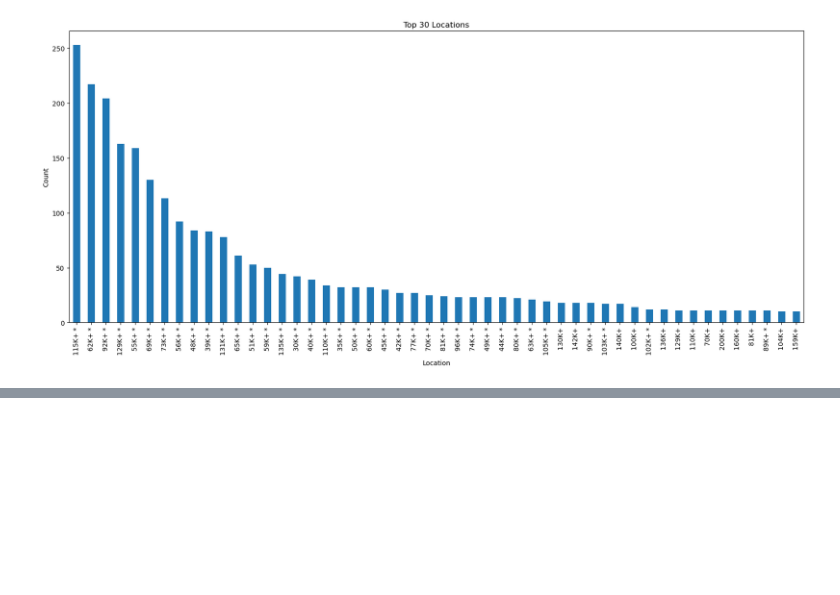
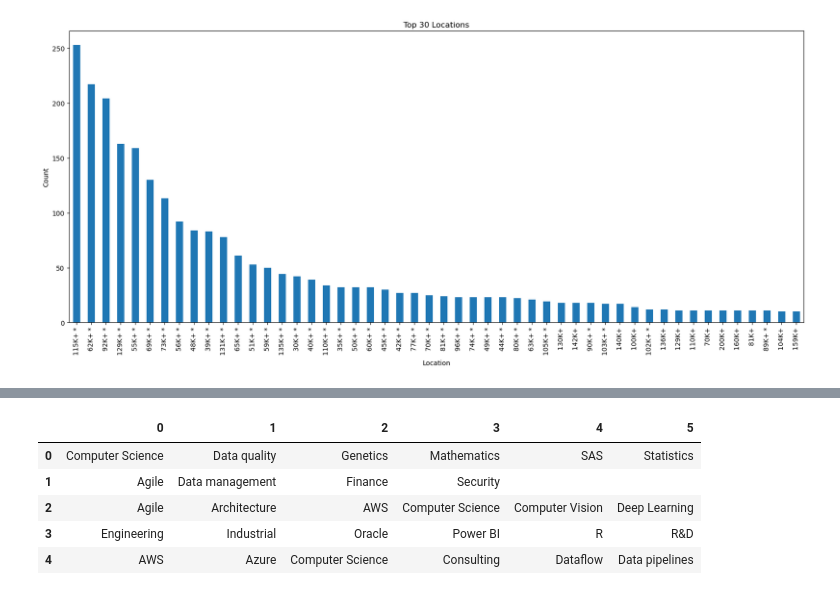
Before and after one commit to ShubhamGupta2505/MachineLearningPractice, a Jupyter notebook: different-jobs-analysis.ipynb, the cells around one changed output, grey strips where cells are left out. Cells and saved outputs as stored; diff of their text form; code cells hidden in the pictures; blank space fills up the shorter version.

```diff
--- a/different-jobs-analysis.ipynb
+++ b/different-jobs-analysis.ipynb
@@ -273,0 +356,11 @@ plt.show()
+# %%
+df1 = df.Requirements.str.split(",",expand=True)
+# %%
+df1.head()
+# %% [output]
+|  | 0 | 1 | 2 | 3 | 4 | 5 |
+| 0 | Computer Science | Data quality | Genetics | Mathematics | SAS | Statistics |
+| 1 | Agile | Data management | Finance | Security |  |  |
+| 2 | Agile | Architecture | AWS | Computer Science | Computer Vision | Deep Learning |
+| 3 | Engineering | Industrial | Oracle | Power BI | R | R&D |
+| 4 | AWS | Azure | Computer Science | Consulting | Dataflow | Data pipelines |
```
Also changed, not shown: parts of 11 cells of this notebook.
